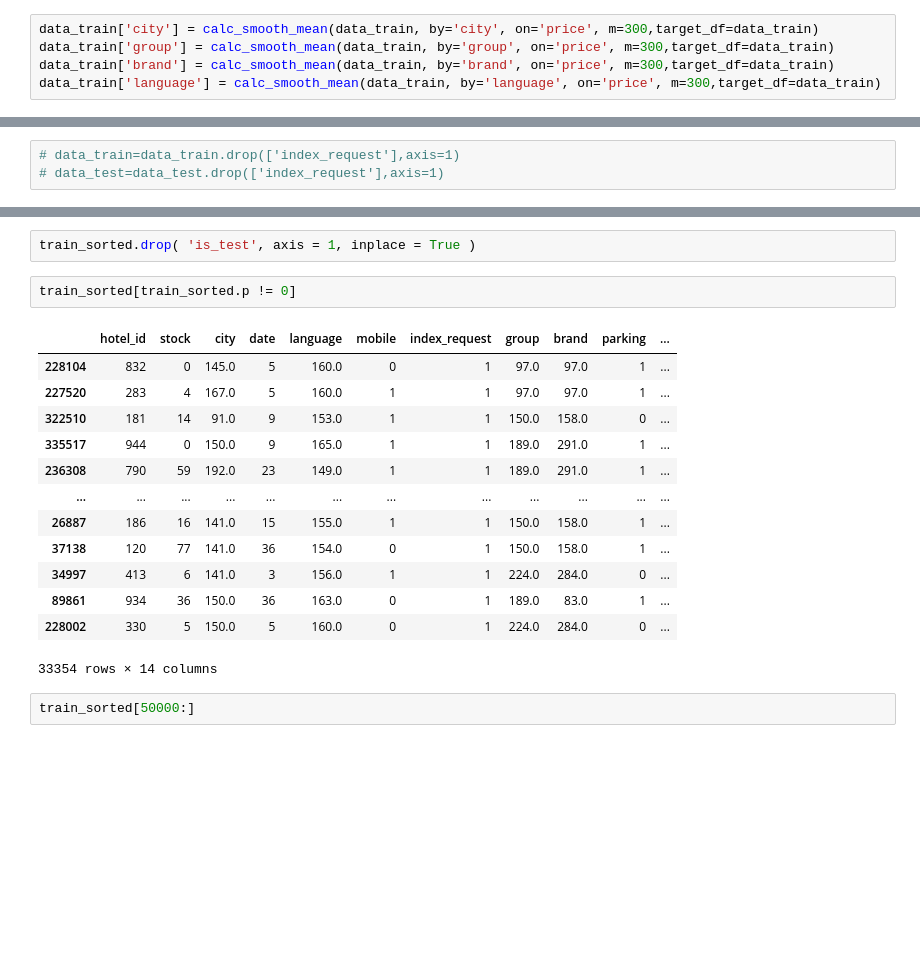
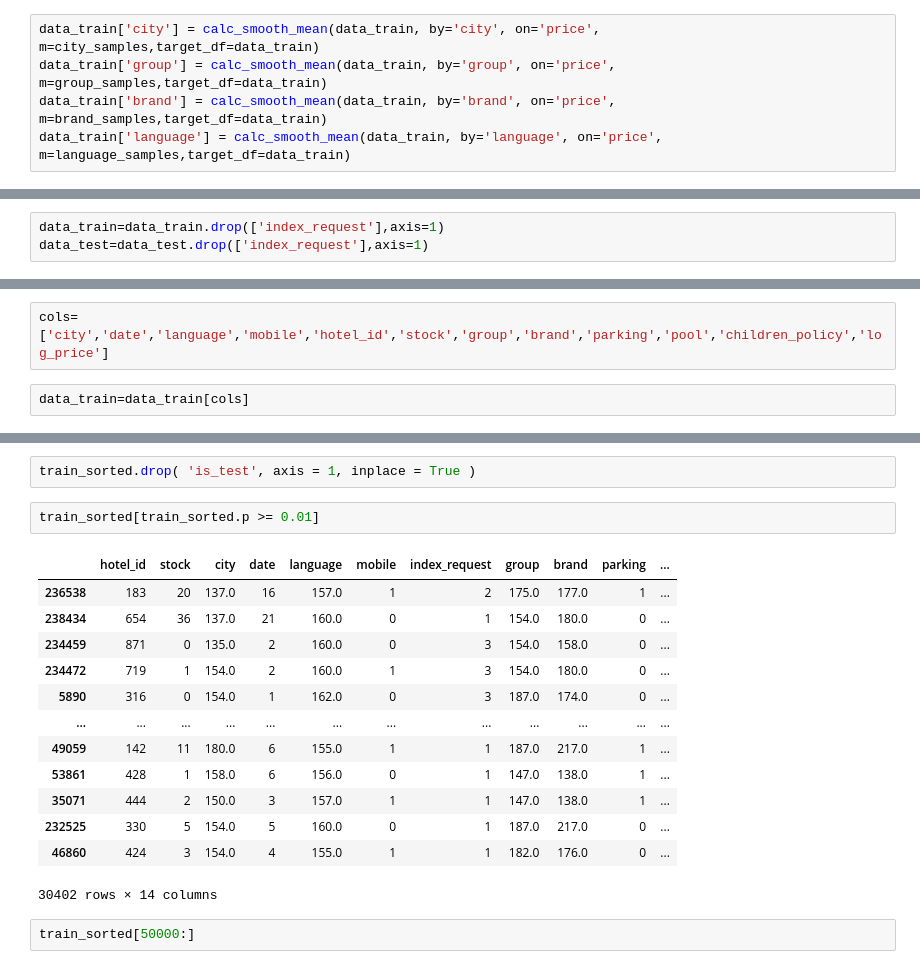
Before and after one commit to elisaduz/Defi-IA-2023, a Jupyter notebook: Defi-IA-modele.ipynb, the cells around one changed output, grey strips where cells are left out. Cells and saved outputs as stored; diff of their text form; blank space fills up the shorter version.

Commit message:
Update code + request

```diff
--- a/Defi-IA-modele.ipynb
+++ b/Defi-IA-modele.ipynb
@@ -828,8 +839,8 @@ data_test['language'] = calc_smooth_mean(data_train, by='language', on='price',
 # %%
-data_train['city'] = calc_smooth_mean(data_train, by='city', on='price', m=300,target_df=data_train)
-data_train['group'] = calc_smooth_mean(data_train, by='group', on='price', m=300,target_df=data_train)
-data_train['brand'] = calc_smooth_mean(data_train, by='brand', on='price', m=300,target_df=data_train)
-data_train['language'] = calc_smooth_mean(data_train, by='language', on='price', m=300,target_df=data_train)
+data_train['city'] = calc_smooth_mean(data_train, by='city', on='price', m=city_samples,target_df=data_train)
+data_train['group'] = calc_smooth_mean(data_train, by='group', on='price', m=group_samples,target_df=data_train)
+data_train['brand'] = calc_smooth_mean(data_train, by='brand', on='price', m=brand_samples,target_df=data_train)
+data_train['language'] = calc_smooth_mean(data_train, by='language', on='price', m=language_samples,target_df=data_train)
 # %%
 # city_encoding = data_train.groupby(['city'])['price'].mean().to_dict()
 # group_encoding=data_train.groupby(['group'])['price'].mean().to_dict()
@@ -881,8 +892,8 @@ data_train=data_train.drop(['price'],axis=1)
 # %%
 data_test=data_test.drop(['order_requests'],axis=1)
 # %%
-# data_train=data_train.drop(['index_request'],axis=1)
-# data_test=data_test.drop(['index_request'],axis=1)
+data_train=data_train.drop(['index_request'],axis=1)
+data_test=data_test.drop(['index_request'],axis=1)
 # %%
 data_train.head()
 # %% [output]
@@ -922,3 +936,7 @@ data_train
+# %%
+cols=['city','date','language','mobile','hotel_id','stock','group','brand','parking','pool','children_policy','log_price']
+# %%
+data_train=data_train[cols]
 # %%
 logprice=data_train['log_price']
 X_train, X_test, Y_train, Y_test = train_test_split(data_train,logprice,test_size=0.25,random_state=11)
@@ -1199,21 +1207,21 @@ train_sorted
 # %%
 train_sorted.drop( 'is_test', axis = 1, inplace = True )
 # %%
-train_sorted[train_sorted.p != 0]
+train_sorted[train_sorted.p >= 0.01]
 # %% [output]
 |  | hotel_id | stock | city | date | language | mobile | index_request | group | brand | parking | ... |
-| 228104 | 832 | 0 | 145.0 | 5 | 160.0 | 0 | 1 | 97.0 | 97.0 | 1 | ... |
-| 227520 | 283 | 4 | 167.0 | 5 | 160.0 | 1 | 1 | 97.0 | 97.0 | 1 | ... |
-| 322510 | 181 | 14 | 91.0 | 9 | 153.0 | 1 | 1 | 150.0 | 158.0 | 0 | ... |
-| 335517 | 944 | 0 | 150.0 | 9 | 165.0 | 1 | 1 | 189.0 | 291.0 | 1 | ... |
-| 236308 | 790 | 59 | 192.0 | 23 | 149.0 | 1 | 1 | 189.0 | 291.0 | 1 | ... |
+| 236538 | 183 | 20 | 137.0 | 16 | 157.0 | 1 | 2 | 175.0 | 177.0 | 1 | ... |
+| 238434 | 654 | 36 | 137.0 | 21 | 160.0 | 0 | 1 | 154.0 | 180.0 | 0 | ... |
+| 234459 | 871 | 0 | 135.0 | 2 | 160.0 | 0 | 3 | 154.0 | 158.0 | 0 | ... |
+| 234472 | 719 | 1 | 154.0 | 2 | 160.0 | 1 | 3 | 154.0 | 180.0 | 0 | ... |
+| 5890 | 316 | 0 | 154.0 | 1 | 162.0 | 0 | 3 | 187.0 | 174.0 | 0 | ... |
 | ... | ... | ... | ... | ... | ... | ... | ... | ... | ... | ... | ... |
-| 26887 | 186 | 16 | 141.0 | 15 | 155.0 | 1 | 1 | 150.0 | 158.0 | 1 | ... |
-| 37138 | 120 | 77 | 141.0 | 36 | 154.0 | 0 | 1 | 150.0 | 158.0 | 1 | ... |
-| 34997 | 413 | 6 | 141.0 | 3 | 156.0 | 1 | 1 | 224.0 | 284.0 | 0 | ... |
-| 89861 | 934 | 36 | 150.0 | 36 | 163.0 | 0 | 1 | 189.0 | 83.0 | 1 | ... |
-| 228002 | 330 | 5 | 150.0 | 5 | 160.0 | 0 | 1 | 224.0 | 284.0 | 0 | ... |
+| 49059 | 142 | 11 | 180.0 | 6 | 155.0 | 1 | 1 | 187.0 | 217.0 | 1 | ... |
+| 53861 | 428 | 1 | 158.0 | 6 | 156.0 | 0 | 1 | 147.0 | 138.0 | 1 | ... |
+| 35071 | 444 | 2 | 150.0 | 3 | 157.0 | 1 | 1 | 147.0 | 138.0 | 1 | ... |
+| 232525 | 330 | 5 | 154.0 | 5 | 160.0 | 0 | 1 | 187.0 | 217.0 | 0 | ... |
+| 46860 | 424 | 3 | 154.0 | 4 | 155.0 | 1 | 1 | 182.0 | 176.0 | 0 | ... |
-33354 rows × 14 columns
+30402 rows × 14 columns
 # %%
 train_sorted[50000:]
 # %% [output]
```
Also changed, not shown: parts of 16 cells of this notebook, 5 other files.
